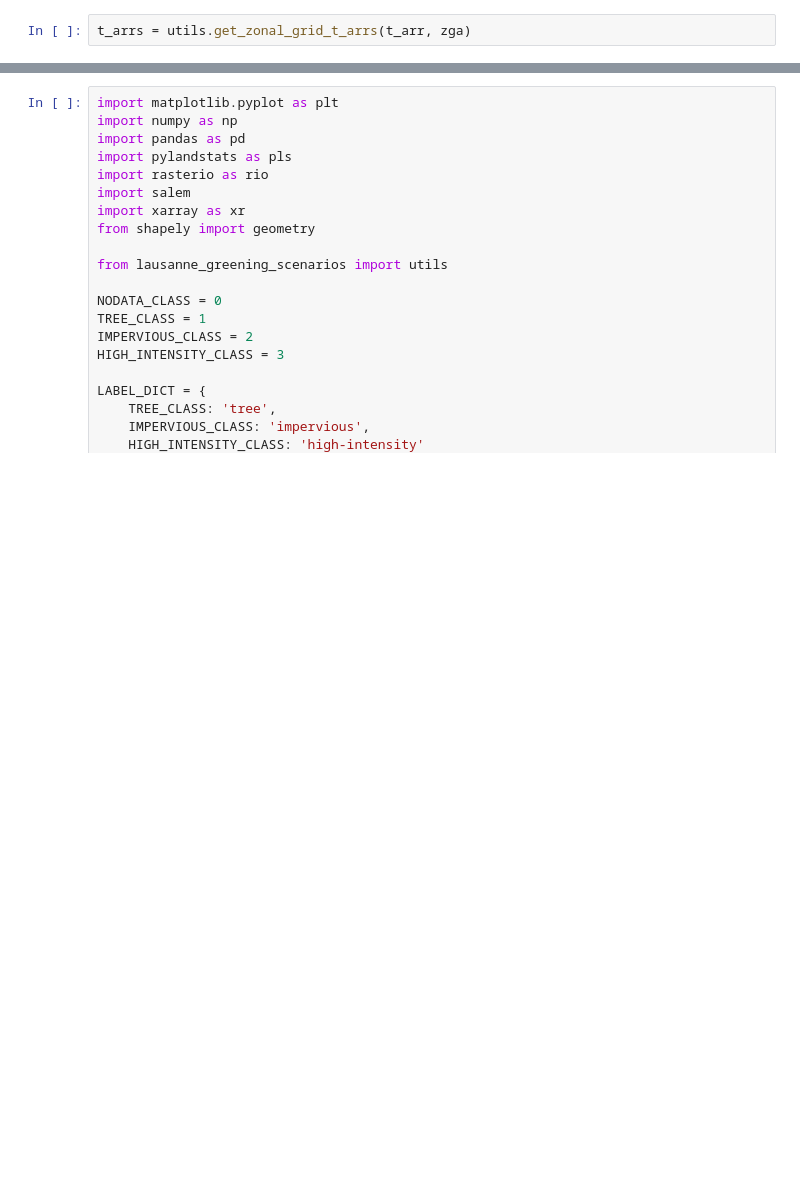
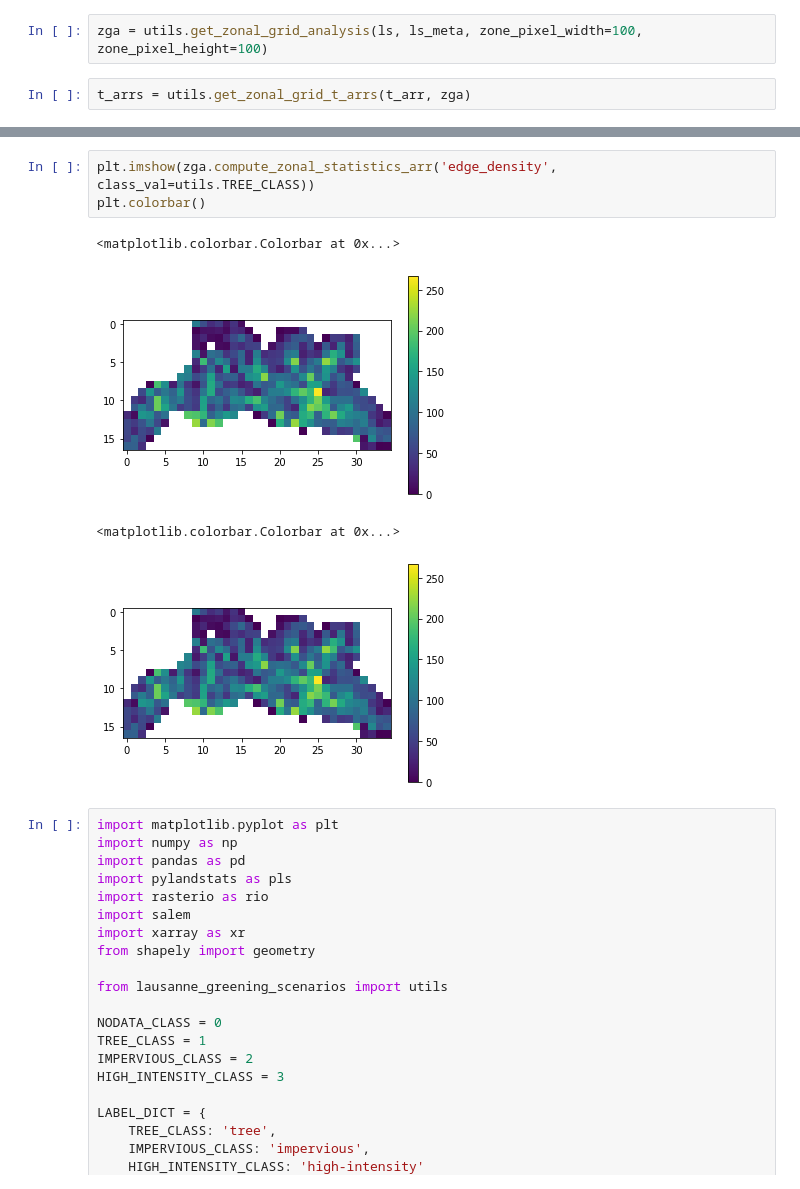
Before and after one commit to martibosch/lausanne-greening-scenarios, a Jupyter notebook: notebooks/radial-analysis.ipynb, the cells around one changed output, grey strips where cells are left out. Saved outputs shown, nothing was run; the diff lists cells and outputs as text; blank space fills up the shorter version.

```diff
--- a/notebooks/radial-analysis.ipynb
+++ b/notebooks/radial-analysis.ipynb
@@ -27,3 +135,5 @@ t_arr = hottest_day_da.values
+# %%
+zga = utils.get_zonal_grid_analysis(ls, ls_meta, zone_pixel_width=100, zone_pixel_height=100)
 # %%
 t_arrs = utils.get_zonal_grid_t_arrs(t_arr, zga)
 # %%
@@ -59,3 +184,11 @@ strong multicollinearity or other numerical problems.
+# %%
+plt.imshow(zga.compute_zonal_statistics_arr('edge_density', class_val=utils.TREE_CLASS))
+plt.colorbar()
+# %% [output]
+<matplotlib.colorbar.Colorbar at 0x...>
+[figure, added]
+<matplotlib.colorbar.Colorbar at 0x...>
+[figure, added]
 # %%
 import matplotlib.pyplot as plt
 import numpy as np
```
Also changed, not shown: parts of 21 cells of this notebook, 11 other files.
